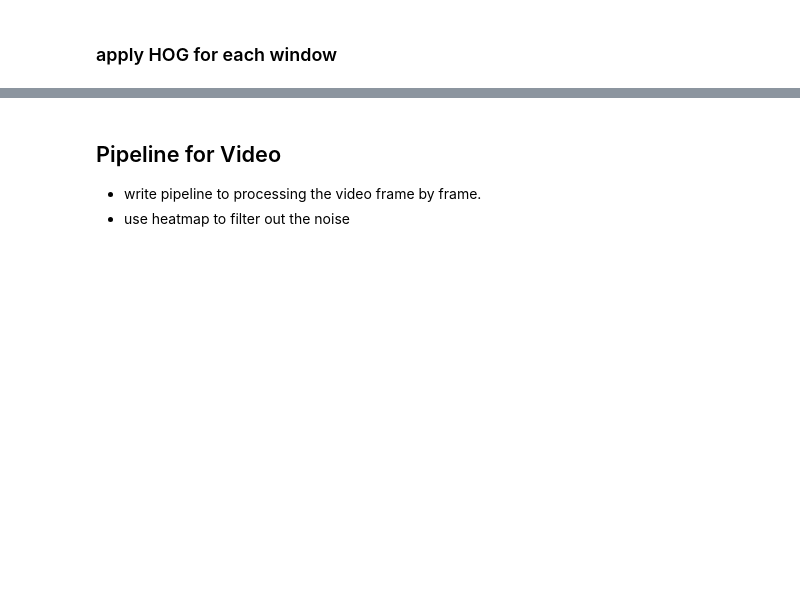
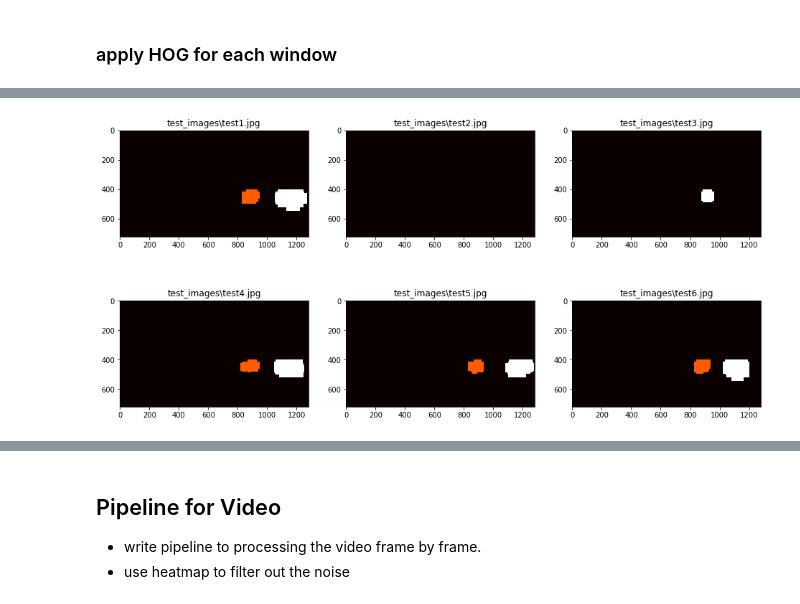
Before and after one commit to masterTuna/CarND-Vehicle-Detection, a Jupyter notebook: Vehicle_detect.ipynb, the cells around one changed output, grey strips where cells are left out. Cells and saved outputs as stored; diff of their text form; code cells hidden in the pictures; blank space fills up the shorter version.

```diff
--- a/Vehicle_detect.ipynb
+++ b/Vehicle_detect.ipynb
@@ -341,3 +368,9 @@ def draw_labeled_bboxes(img, bbox_list, threshold=2):
         cv2.rectangle(img, bbox[0], bbox[1], (255,0,0), 6)
     # Return the image
     return img
+
+def gen_heat(img, bbox_list, threshold=2):
+    heatmap = np.zeros_like(img)
+    heatmap = add_heat(heatmap, bbox_list)
+    heatmap[heatmap <= threshold] = 0
+    return heatmap
@@ -499,0 +462,15 @@ plt.show()
+# %%
+# plot labeled map
+plt.figure(figsize=(16, 8))
+idx = 1
+for imgname in sorted(image_heat.keys()):
+    image, bbox = image_heat[imgname]
+    heats = gen_heat(image[:,:,0], bbox, threshold)
+    labels = label(heats)
+    plt.subplot(row, 3, idx)
+    plt.imshow(labels[0], cmap="hot")
+    plt.title("{}".format(imgname))
+    idx += 1
+plt.show()
+# %% [output]
+[figure, added]
```
Also changed, not shown: parts of 24 cells of this notebook.
